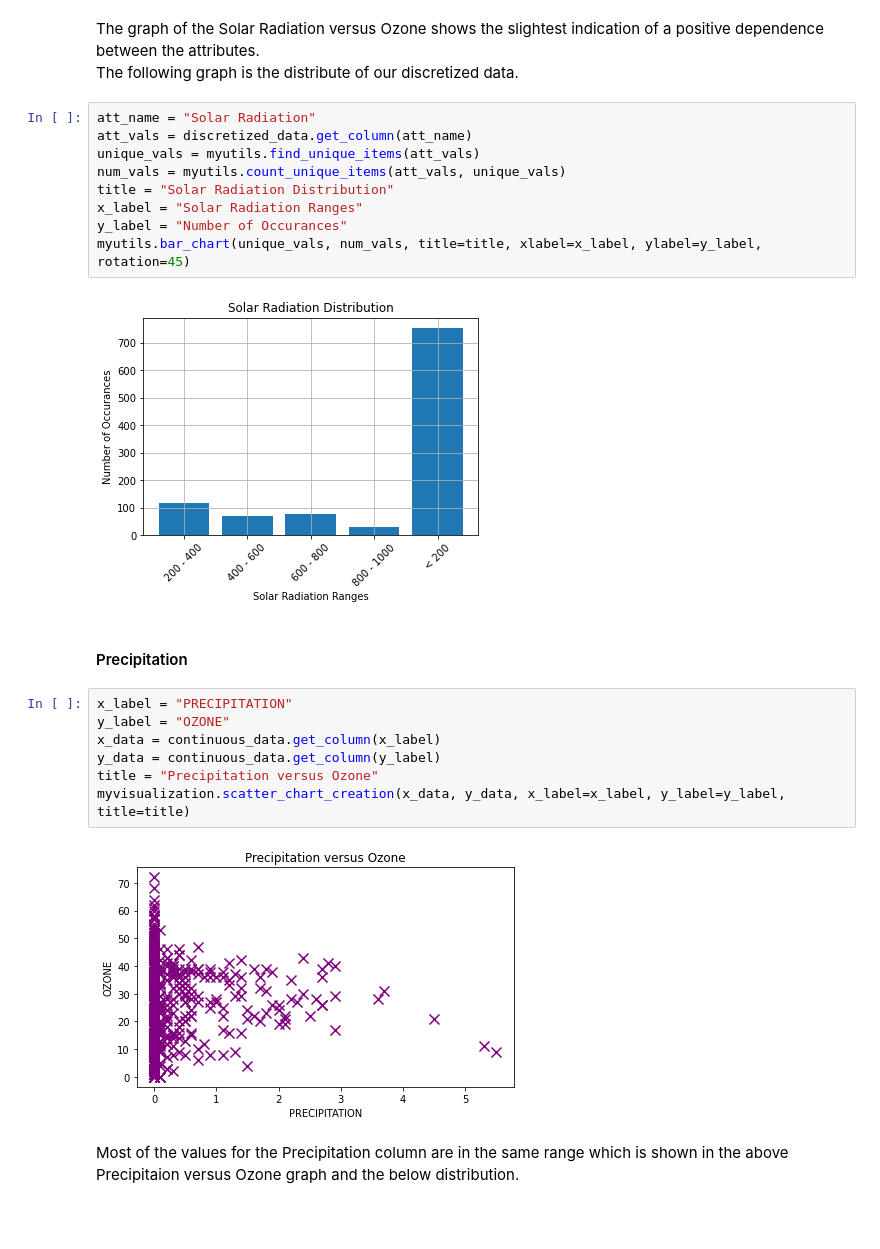
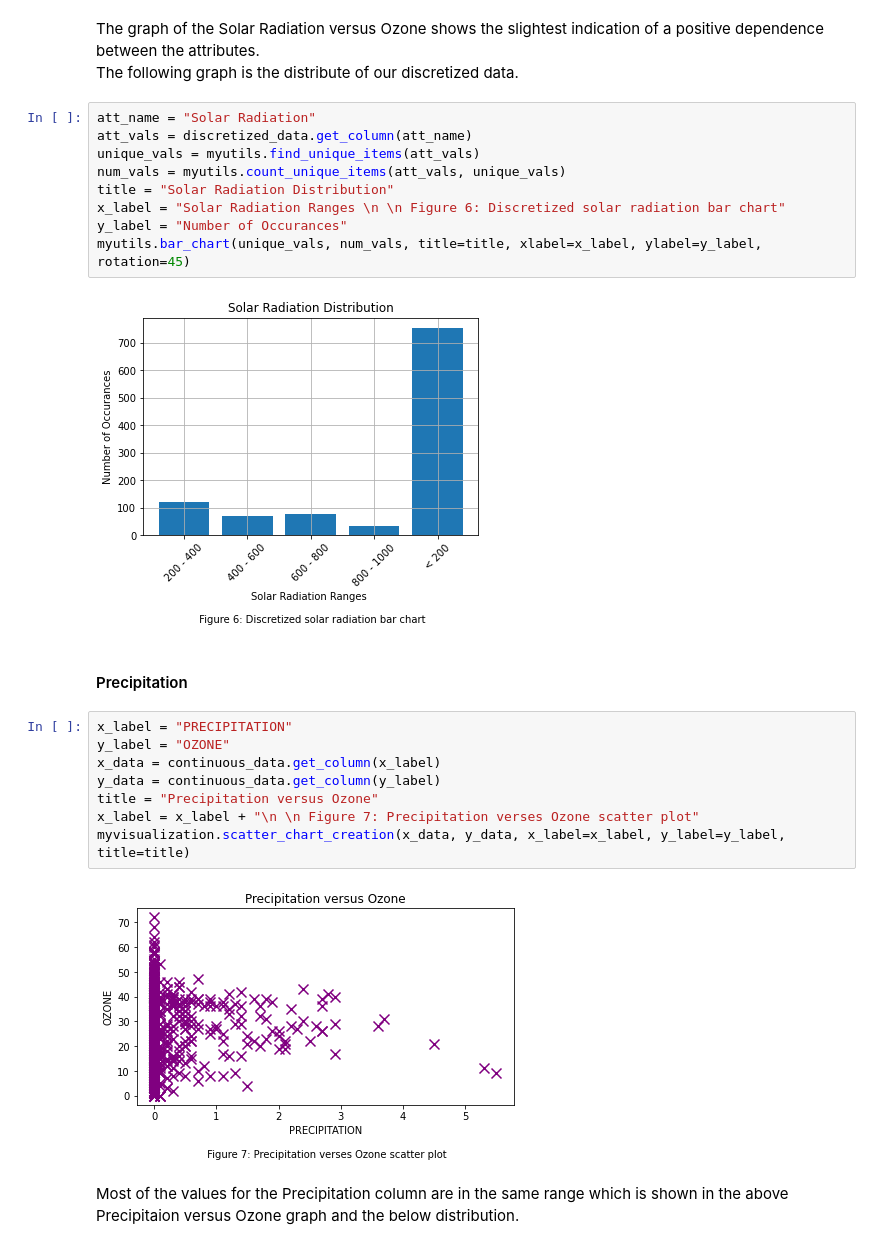
Before and after one commit to rdurnil/cpsc322project, a Jupyter notebook: technical_report.ipynb, the cells around one changed output. Saved outputs shown, nothing was run; the diff lists cells and outputs as text; blank space fills up the shorter version.

```diff
--- a/technical_report.ipynb
+++ b/technical_report.ipynb
@@ -112,14 +112,14 @@ The following graph is the distribute of our discretized data.
 # %%
 att_name = "Solar Radiation"
 att_vals = discretized_data.get_column(att_name)
 unique_vals = myutils.find_unique_items(att_vals)
 num_vals = myutils.count_unique_items(att_vals, unique_vals)
 title = "Solar Radiation Distribution"
-x_label = "Solar Radiation Ranges"
+x_label = "Solar Radiation Ranges \n \n Figure 6: Discretized solar radiation bar chart"
 y_label = "Number of Occurances"
 myutils.bar_chart(unique_vals, num_vals, title=title, xlabel=x_label, ylabel=y_label, rotation=45)
 # %% [output]
-[figure, old version]
+[figure, new version]
 # %% [markdown]
 #### Precipitation
 # %%
@@ -128,9 +128,10 @@ y_label = "OZONE"
 x_data = continuous_data.get_column(x_label)
 y_data = continuous_data.get_column(y_label)
 title = "Precipitation versus Ozone"
+x_label = x_label + "\n \n Figure 7: Precipitation verses Ozone scatter plot"
 myvisualization.scatter_chart_creation(x_data, y_data, x_label=x_label, y_label=y_label, title=title)
 # %% [output]
-[figure, old version]
+[figure, new version]
 # %% [markdown]
 Most of the values for the Precipitation column are in the same range which is shown in the above Precipitaion versus Ozone graph and the below distribution.
 # %%
```
Also changed, not shown: parts of 18 cells of this notebook.
